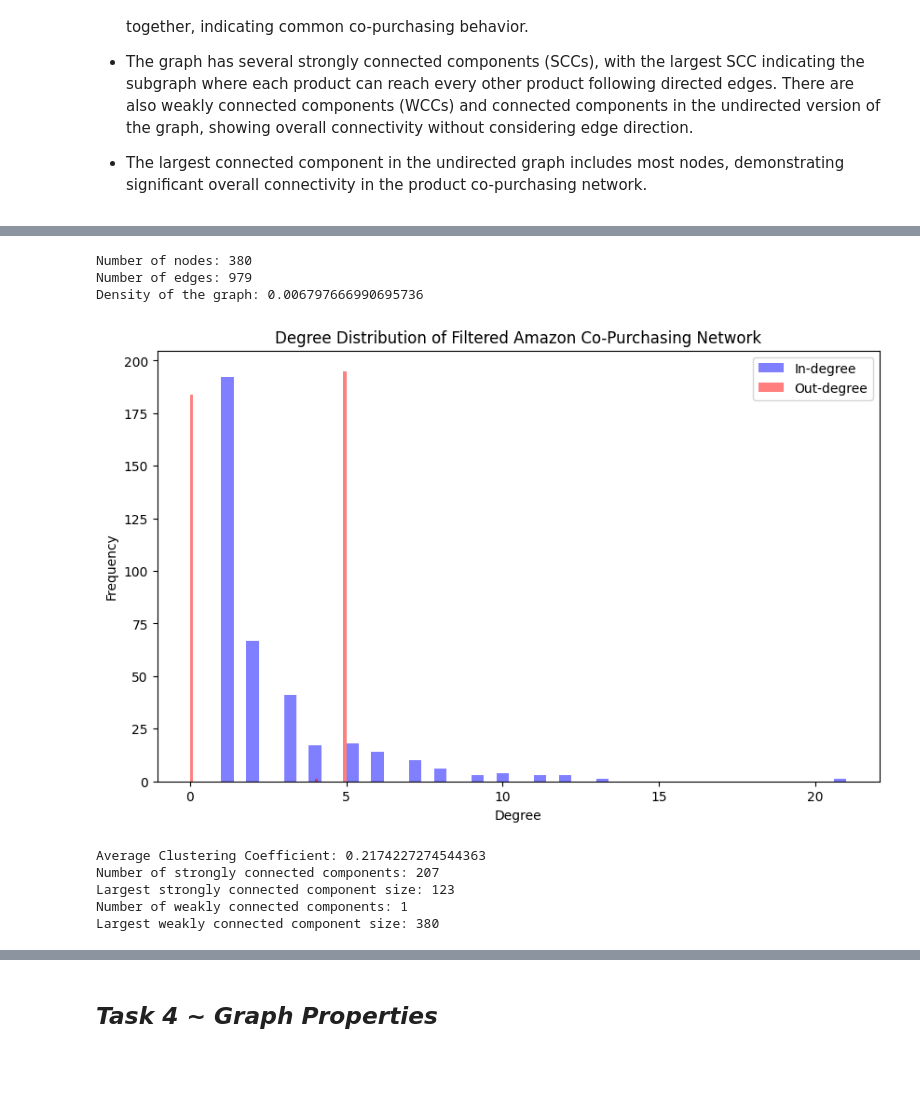
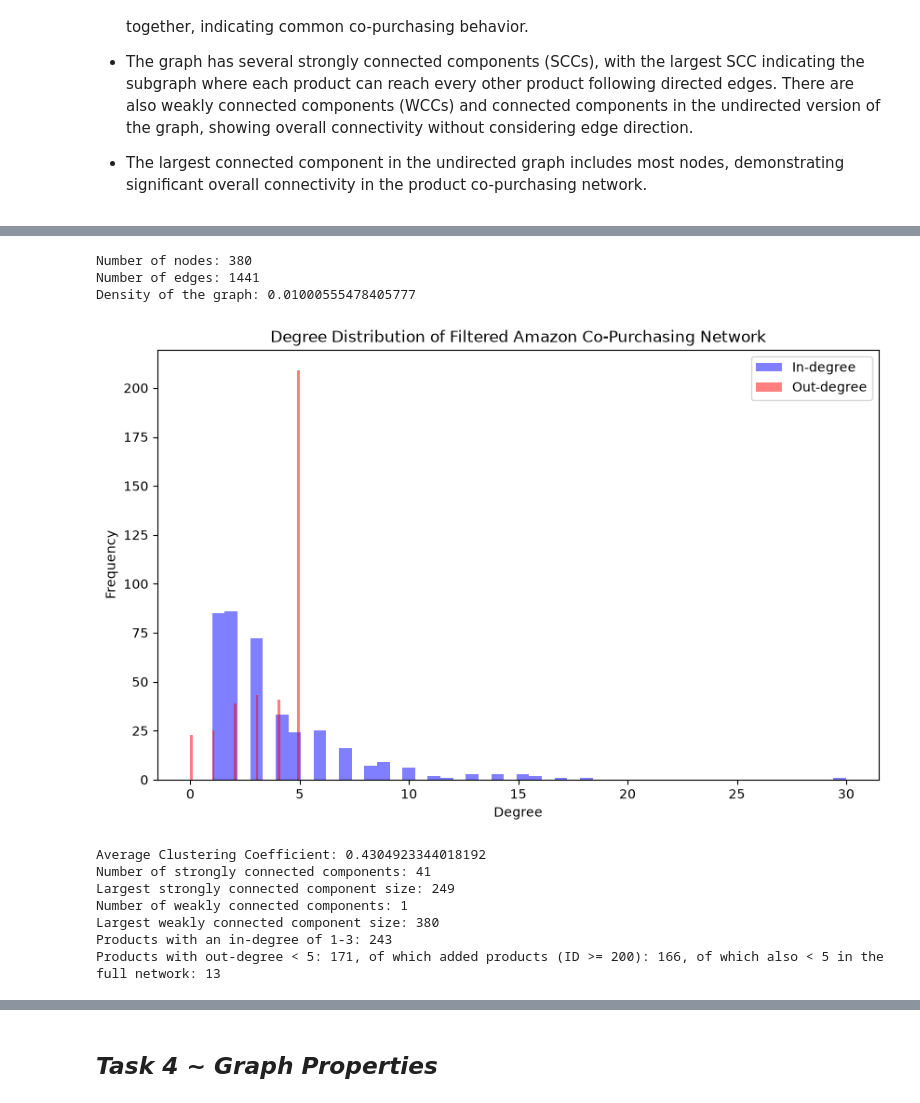
Before and after one commit to gmzonder/Enhancing-Amazon-Recommendation-With-Graph, a Jupyter notebook: Enhancing Amazon Recommendation with Graph DM.ipynb, the cells around one changed output, grey strips where cells are left out. Cells and saved outputs as stored; diff of their text form; code cells hidden in the pictures; blank space fills up the shorter version.

```diff
--- a/Enhancing Amazon Recommendation with Graph DM.ipynb
+++ b/Enhancing Amazon Recommendation with Graph DM.ipynb
@@ -183,0 +162,11 @@ Average out-degree: 2.5763157894736843
+# %%
+# Build the sample
+sample_G = build_sample(G)
+
+# Visualize and analyze the sample
+draw_graph(sample_G)
+print_degree_statistics(sample_G)
+
+# Share of products that use all five "also bought" slots
+out_degree_5 = sum(1 for _, d in sample_G.out_degree() if d == 5)
+print(f"Products with out-degree 5: {out_degree_5} ({out_degree_5 / sample_G.number_of_nodes():.0%})")
@@ -271,45 +275,54 @@ plt.show()
 # %%
-print("Number of nodes:", filtered_G.number_of_nodes())
-print("Number of edges:", filtered_G.number_of_edges())
-print("Density of the graph:", nx.density(filtered_G))
+print("Number of nodes:", sample_G.number_of_nodes())
+print("Number of edges:", sample_G.number_of_edges())
+print("Density of the graph:", nx.density(sample_G))
 
 # In-degree and Out-degree distribution
-in_degrees = [d for n, d in filtered_G.in_degree()]
-out_degrees = [d for n, d in filtered_G.out_degree()]
+in_degrees = [d for n, d in sample_G.in_degree()]
+out_degrees = [d for n, d in sample_G.out_degree()]
 
 # Plot degree distributions
 plt.figure(figsize=(10, 6))
 plt.hist(in_degrees, bins=50, alpha=0.5, color='blue', label='In-degree')
 plt.hist(out_degrees, bins=50, alpha=0.5, color='red', label='Out-degree')
 plt.xlabel('Degree')
 plt.ylabel('Frequency')
 plt.title('Degree Distribution of Filtered Amazon Co-Purchasing Network')
 plt.legend()
 plt.show()
 
 
 # Average clustering coefficient
-avg_clustering = nx.average_clustering(filtered_G)
+avg_clustering = nx.average_clustering(sample_G)
 print(f'Average Clustering Coefficient: {avg_clustering}')
 
 # Compute the number of strongly connected components
-num_scc = nx.number_strongly_connected_components(filtered_G)
-largest_scc = max(nx.strongly_connected_components(filtered_G), key=len)
+num_scc = nx.number_strongly_connected_components(sample_G)
+largest_scc = max(nx.strongly_connected_components(sample_G), key=len)
 print(f'Number of strongly connected components: {num_scc}')
 print(f'Largest strongly connected component size: {len(largest_scc)}')
 
 # Compute the number of weakly connected components
-num_wcc = nx.number_weakly_connected_components(filtered_G)
-largest_wcc = max(nx.weakly_connected_components(filtered_G), key=len)
+num_wcc = nx.number_weakly_connected_components(sample_G)
+largest_wcc = max(nx.weakly_connected_components(sample_G), key=len)
 print(f'Number of weakly connected components: {num_wcc}')
 print(f'Largest weakly connected component size: {len(largest_wcc)}')
+
+# Numbers referenced in the interpretation below
+print(f"Products with an in-degree of 1-3: {sum(1 <= d <= 3 for d in in_degrees)}")
+low_out = [n for n, d in sample_G.out_degree() if d < 5]
+print(f"Products with out-degree < 5: {len(low_out)}, "
+      f"of which added products (ID >= 200): {sum(int(n) >= 200 for n in low_out)}, "
+      f"of which also < 5 in the full network: {sum(G.out_degree(n) < 5 for n in low_out)}")
 # %% [output]
 Number of nodes: 380
-Number of edges: 979
-Density of the graph: 0.006797666990695736
+Number of edges: 1441
+Density of the graph: 0.01000555478405777
-[figure, old version]
+[figure, new version]
-Average Clustering Coefficient: 0.2174227274544363
-Number of strongly connected components: 207
-Largest strongly connected component size: 123
+Average Clustering Coefficient: 0.4304923344018192
+Number of strongly connected components: 41
+Largest strongly connected component size: 249
 Number of weakly connected components: 1
 Largest weakly connected component size: 380
+Products with an in-degree of 1-3: 243
+Products with out-degree < 5: 171, of which added products (ID >= 200): 166, of which also < 5 in the full network: 13
```
Also changed, not shown: parts of 82 cells of this notebook, 3 other files.
